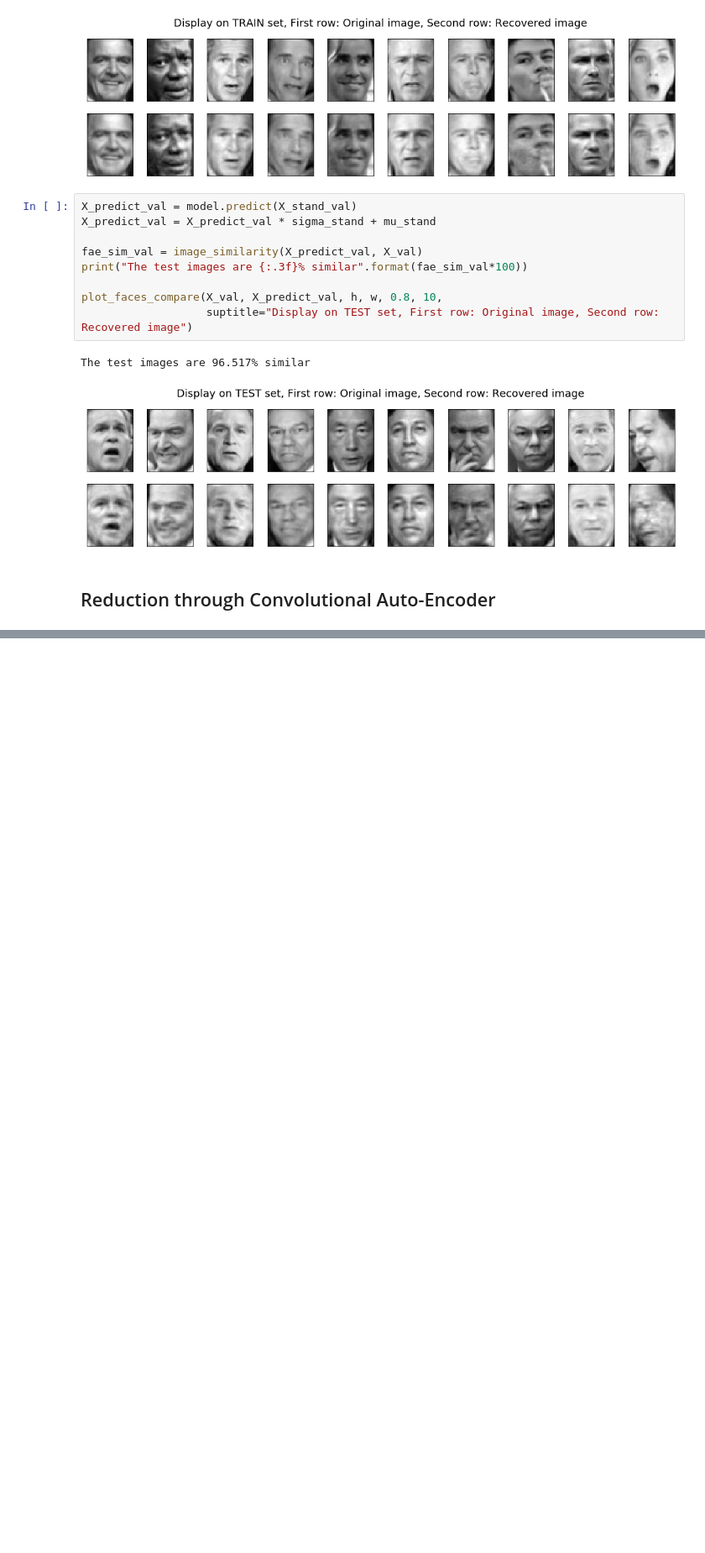
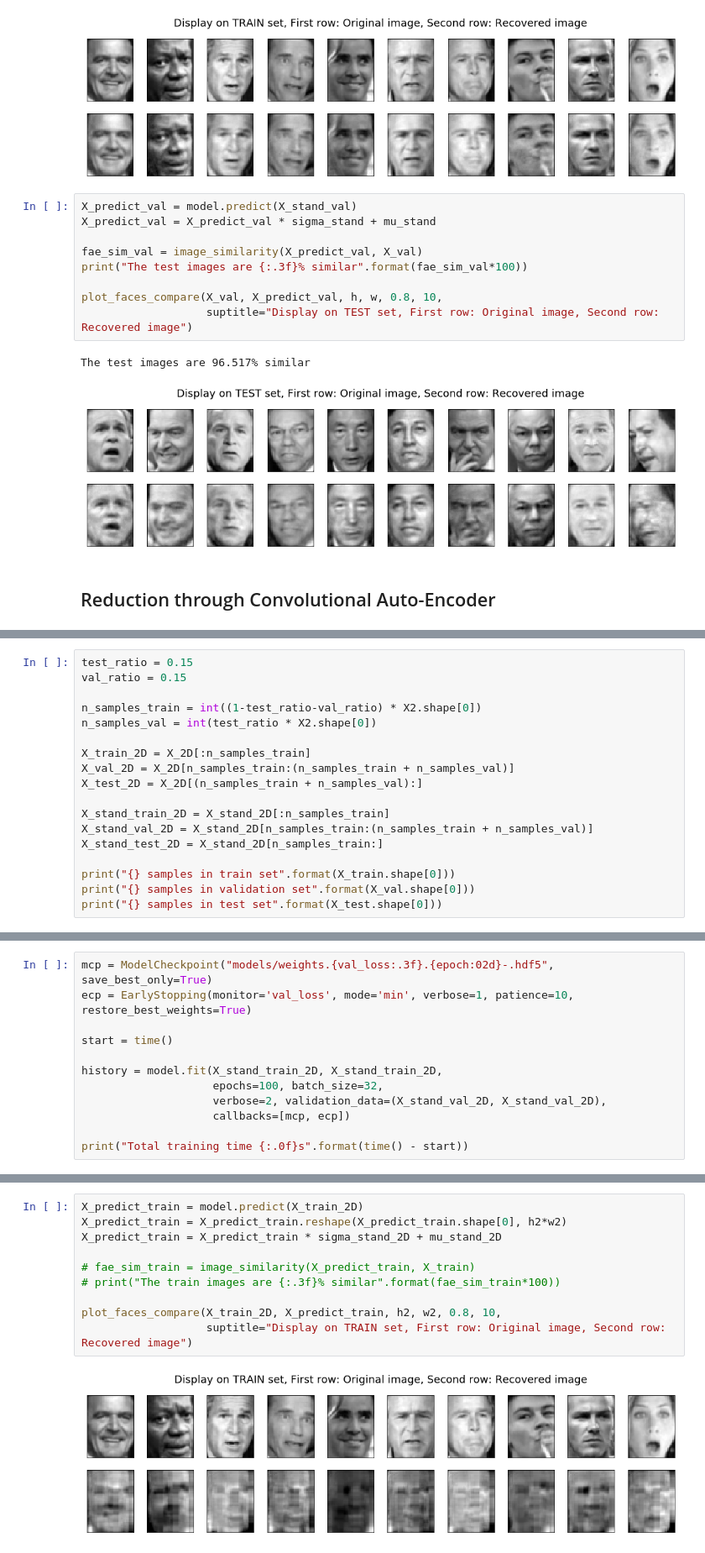
Before and after one commit to deboeser/FeatureReduction, a Jupyter notebook: Feature Reduction Comparison.ipynb, the cells around one changed output, grey strips where cells are left out. Shown at 84% size. Saved outputs shown, nothing was run; the diff lists cells and outputs as text; blank space fills up the shorter version.

```diff
--- a/Feature Reduction Comparison.ipynb
+++ b/Feature Reduction Comparison.ipynb
@@ -319,0 +339,18 @@ TODO
+# %%
+test_ratio = 0.15
+val_ratio = 0.15
+
+n_samples_train = int((1-test_ratio-val_ratio) * X2.shape[0])
+n_samples_val = int(test_ratio * X2.shape[0])
+
+X_train_2D = X_2D[:n_samples_train]
+X_val_2D = X_2D[n_samples_train:(n_samples_train + n_samples_val)]
+X_test_2D = X_2D[(n_samples_train + n_samples_val):]
+
+X_stand_train_2D = X_stand_2D[:n_samples_train]
+X_stand_val_2D = X_stand_2D[n_samples_train:(n_samples_train + n_samples_val)]
+X_stand_test_2D = X_stand_2D[n_samples_train:]
+
+print("{} samples in train set".format(X_train.shape[0]))
+print("{} samples in validation set".format(X_val.shape[0]))
+print("{} samples in test set".format(X_test.shape[0]))
@@ -319,0 +468,12 @@ TODO
+# %%
+mcp = ModelCheckpoint("models/weights.{val_loss:.3f}.{epoch:02d}-.hdf5", save_best_only=True)
+ecp = EarlyStopping(monitor='val_loss', mode='min', verbose=1, patience=10, restore_best_weights=True)
+
+start = time()
+
+history = model.fit(X_stand_train_2D, X_stand_train_2D,
+                    epochs=100, batch_size=32,
+                    verbose=2, validation_data=(X_stand_val_2D, X_stand_val_2D),
+                    callbacks=[mcp, ecp])
+
+print("Total training time {:.0f}s".format(time() - start))
@@ -319,0 +505,12 @@ TODO
+# %%
+X_predict_train = model.predict(X_train_2D)
+X_predict_train = X_predict_train.reshape(X_predict_train.shape[0], h2*w2)
+X_predict_train = X_predict_train * sigma_stand_2D + mu_stand_2D
+
+# fae_sim_train = image_similarity(X_predict_train, X_train)
+# print("The train images are {:.3f}% similar".format(fae_sim_train*100))
+
+plot_faces_compare(X_train_2D, X_predict_train, h2, w2, 0.8, 10,
+                   suptitle="Display on TRAIN set, First row: Original image, Second row: Recovered image")
+# %% [output]
+[figure, added]
```
Also changed, not shown: parts of 8 cells of this notebook.
